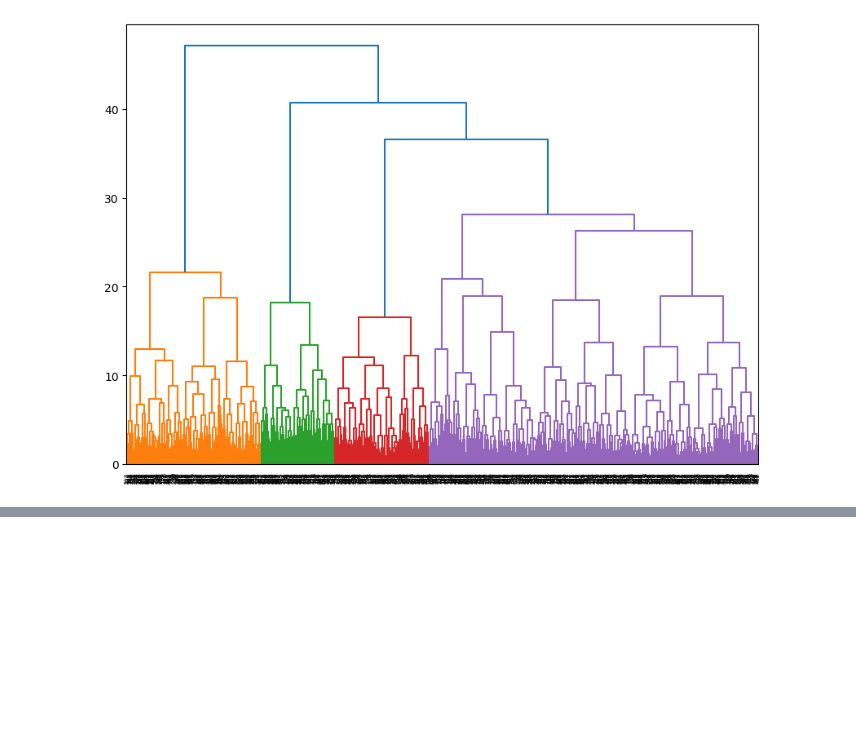
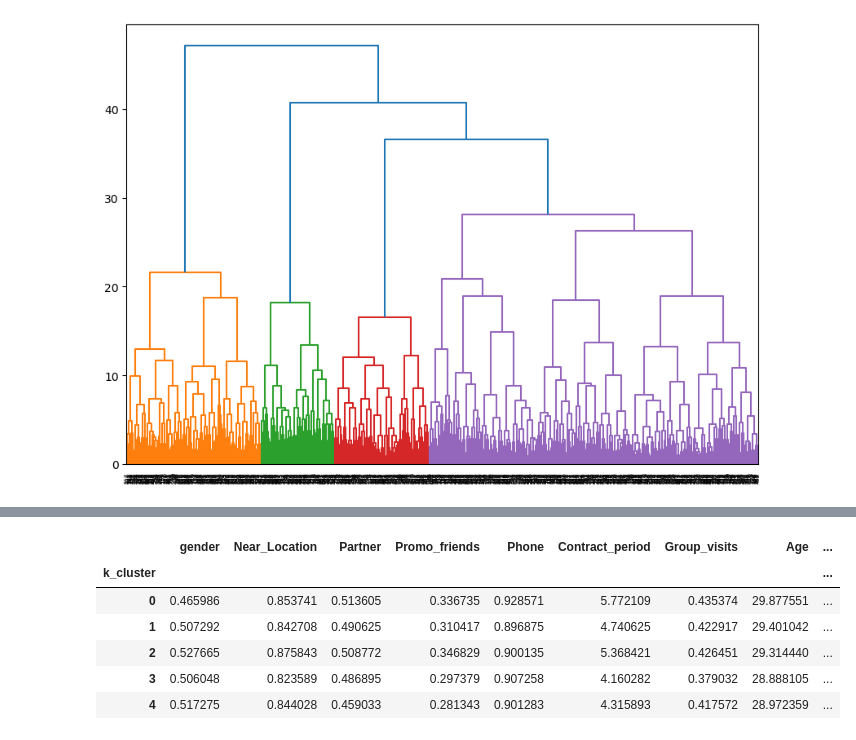
Before and after one commit to hukitan/tripleten, a Jupyter notebook: Proyectos_en_desarrollo/Proyecto 13/proyecto13.ipynb, the cells around one changed output, grey strips where cells are left out. Cells and saved outputs as stored; diff of their text form; code cells hidden in the pictures; blank space fills up the shorter version.

```diff
--- a/Proyectos_en_desarrollo/Proyecto 13/proyecto13.ipynb
+++ b/Proyectos_en_desarrollo/Proyecto 13/proyecto13.ipynb
@@ -196,0 +220,12 @@ plt.show()
+# %%
+# Medias de datos por cluster
+
+data.groupby('k_cluster').mean()
+# %% [output]
+|  | gender | Near_Location | Partner | Promo_friends | Phone | Contract_period | Group_visits | Age | ... |
+| k_cluster |  |  |  |  |  |  |  |  | ... |
+| 0 | 0.465986 | 0.853741 | 0.513605 | 0.336735 | 0.928571 | 5.772109 | 0.435374 | 29.877551 | ... |
+| 1 | 0.507292 | 0.842708 | 0.490625 | 0.310417 | 0.896875 | 4.740625 | 0.422917 | 29.401042 | ... |
+| 2 | 0.527665 | 0.875843 | 0.508772 | 0.346829 | 0.900135 | 5.368421 | 0.426451 | 29.314440 | ... |
+| 3 | 0.506048 | 0.823589 | 0.486895 | 0.297379 | 0.907258 | 4.160282 | 0.379032 | 28.888105 | ... |
+| 4 | 0.517275 | 0.844028 | 0.459033 | 0.281343 | 0.901283 | 4.315893 | 0.417572 | 28.972359 | ... |
```
Also changed, not shown: parts of 3 cells of this notebook.
